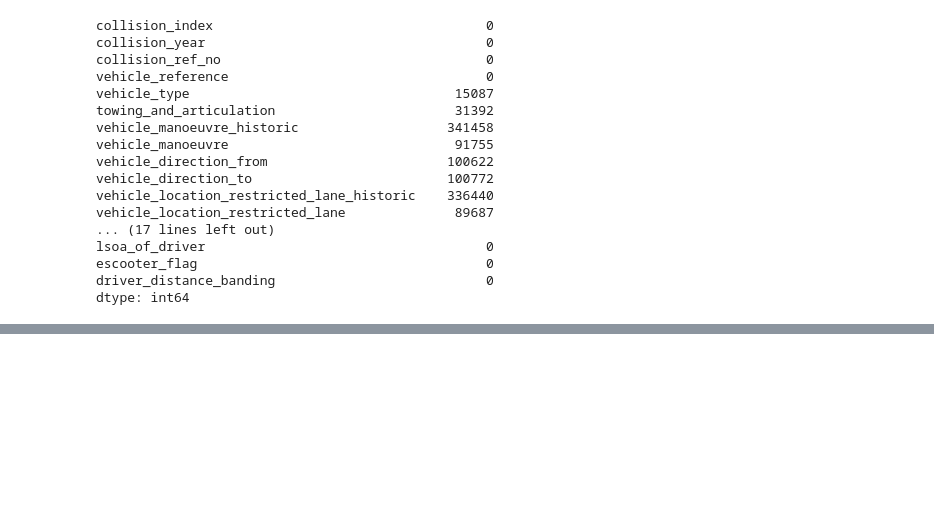
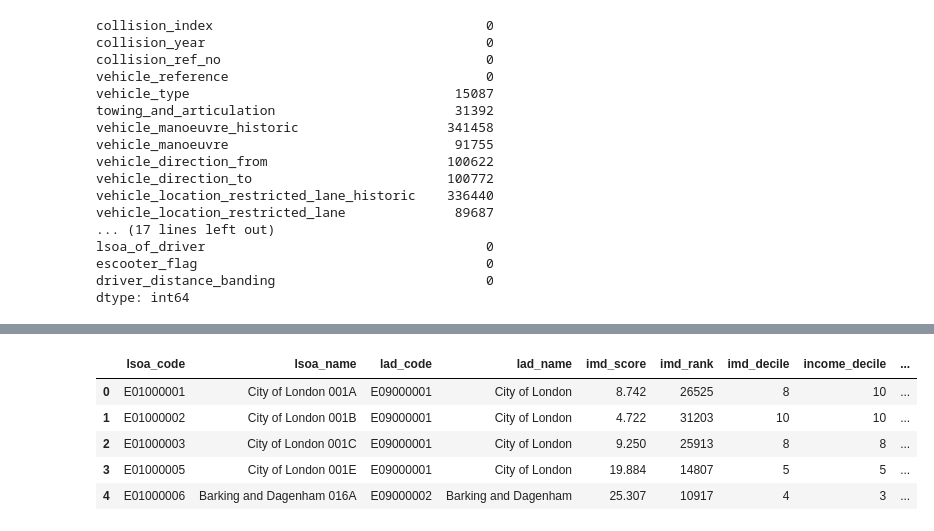
Before and after one commit to shpak-yana/UK-Road-Safety-Local-Authority-Performance-Analytics, a Jupyter notebook: STATS19_data_analysis.ipynb, the cells around one changed output, grey strips where cells are left out. Saved outputs shown, nothing was run; the diff lists cells and outputs as text; code cells hidden in the pictures; blank space fills up the shorter version.

```diff
--- a/STATS19_data_analysis.ipynb
+++ b/STATS19_data_analysis.ipynb
@@ -317,3 +317,5 @@ cols = [
 vehicle_clean = vehicle_clean[[c for c in cols if c in vehicle_clean.columns]]
 
 vehicle_clean.to_parquet('data/processed/vehicles.parquet', index=False)
+# %%
+imd = pd.read_csv('data/raw/File_7_IoD2025_All_Ranks_Scores_Deciles_Population_Denominators.csv', encoding='UTF-8', sep=',')
@@ -319,0 +342,45 @@ vehicle_clean.to_parquet('data/processed/vehicles.parquet', index=False)
+# %%
+imd_clean = imd.rename(columns={
+        'LSOA code (2021)': 'lsoa_code',
+        'LSOA name (2021)': 'lsoa_name',
+        'Local Authority District code (2024)': 'lad_code',
+        'Local Authority District name (2024)': 'lad_name',
+        'Index of Multiple Deprivation (IMD) Score': 'imd_score',
+        'Index of Multiple Deprivation (IMD) Rank (where 1 is most deprived)': 'imd_rank',
+        'Index of Multiple Deprivation (IMD) Decile (where 1 is most deprived 10% of LSOAs)': 'imd_decile',
+        'Income Decile (where 1 is most deprived 10% of LSOAs)': 'income_decile',
+        'Employment Decile (where 1 is most deprived 10% of LSOAs)': 'employment_decile',
+        'Education, Skills and Training Decile (where 1 is most deprived 10% of LSOAs)': 'education_decile',
+        'Health Deprivation and Disability Decile (where 1 is most deprived 10% of LSOAs)': 'health_decile',
+        'Crime Decile (where 1 is most deprived 10% of LSOAs)': 'crime_decile',
+        'Barriers to Housing and Services Decile (where 1 is most deprived 10% of LSOAs)': 'barriers_decile',
+        'Living Environment Decile (where 1 is most deprived 10% of LSOAs)': 'environment_decile',
+        'Total population: mid 2022': 'population',
+    })
+
+# Приведение типов
+int_cols = ['imd_decile', 'income_decile', 'employment_decile', 'education_decile',
+                'health_decile', 'crime_decile', 'barriers_decile', 'environment_decile',
+                'population', 'imd_rank']
+for col in int_cols:
+    imd_clean[col] = pd.to_numeric(imd_clean[col], errors='coerce').astype('Int64')
+
+imd_clean['imd_score'] = pd.to_numeric(imd_clean['imd_score'], errors='coerce')
+
+# Оставляем только нужные столбцы
+keep = ['lsoa_code', 'lsoa_name', 'lad_code', 'lad_name', 'imd_score', 'imd_rank',
+            'imd_decile', 'income_decile', 'employment_decile', 'education_decile',
+            'health_decile', 'crime_decile', 'barriers_decile', 'environment_decile',
+            'population']
+imd_clean = imd_clean[keep].drop_duplicates(subset='lsoa_code')
+
+imd_clean.to_parquet('data/processed/imd_2025.parquet', index=False)
+# %%
+imd_clean.head()
+# %% [output]
+|  | lsoa_code | lsoa_name | lad_code | lad_name | imd_score | imd_rank | imd_decile | income_decile | ... |
+| 0 | E01000001 | City of London 001A | E09000001 | City of London | 8.742 | 26525 | 8 | 10 | ... |
+| 1 | E01000002 | City of London 001B | E09000001 | City of London | 4.722 | 31203 | 10 | 10 | ... |
+| 2 | E01000003 | City of London 001C | E09000001 | City of London | 9.250 | 25913 | 8 | 8 | ... |
+| 3 | E01000005 | City of London 001E | E09000001 | City of London | 19.884 | 14807 | 5 | 5 | ... |
+| 4 | E01000006 | Barking and Dagenham 016A | E09000002 | Barking and Dagenham | 25.307 | 10917 | 4 | 3 | ... |
```
Also changed, not shown: parts of 1 cell of this notebook, 15 other files.
